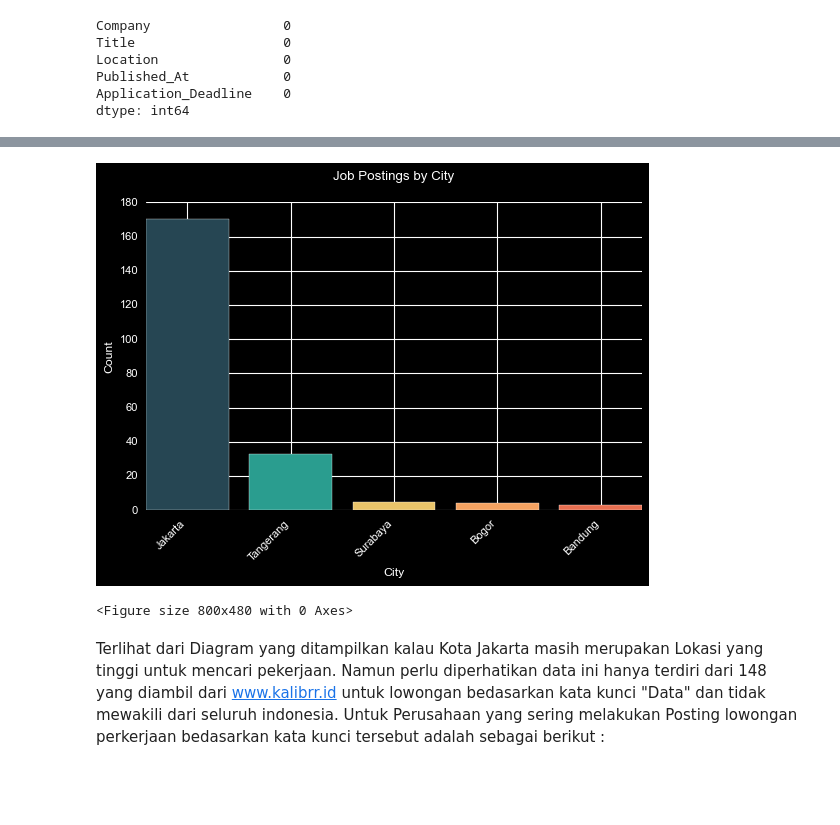
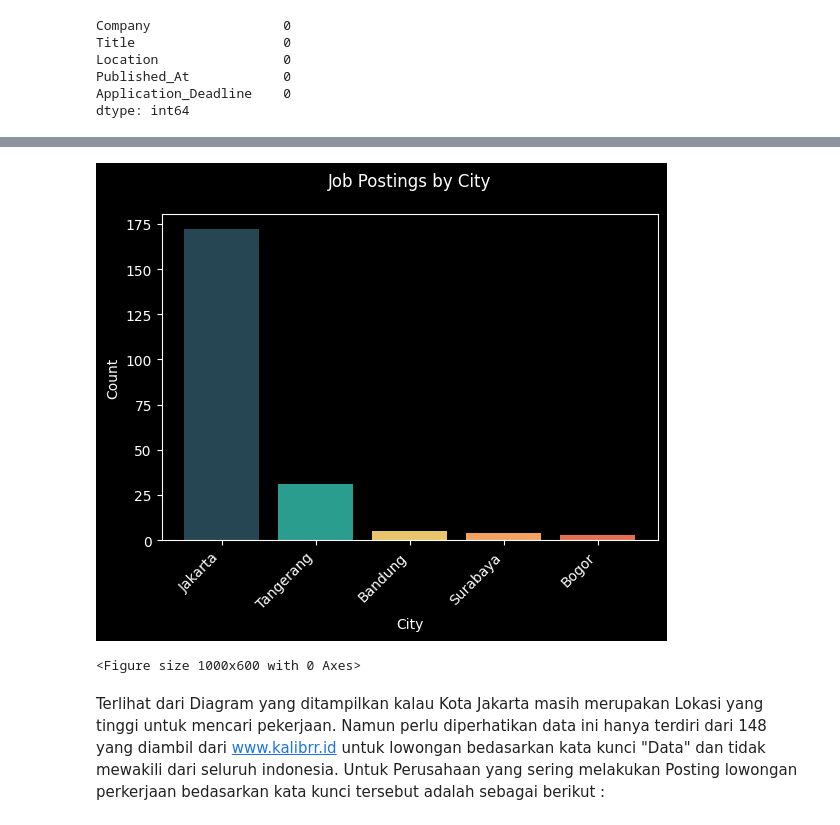
Before and after one commit to rusdipermana/webscrapping-id-kalibrr, a Jupyter notebook: webscrapping-id-kalibrr.ipynb, the cells around one changed output, grey strips where cells are left out. Drawn from its saved outputs; the diff is of its cells as text; code cells hidden in the pictures; blank space fills up the shorter version.

```diff
--- a/webscrapping-id-kalibrr.ipynb
+++ b/webscrapping-id-kalibrr.ipynb
@@ -230,43 +230,40 @@ Bekasi              1
 Name: count, dtype: int64
 # %%
-kota_ubah = df[df['Location'].str.contains('jakarta', case=False)]
+df_1 = df.copy()
 
-# Ubah nilai kolom 'Location' menjadi 'jakarta' jika nilainya terdapat pada kota_ubah
-replace_dict = {k: 'Jakarta' for k in kota_ubah['Location'].unique()}
-city_dict = df['Location'].replace(replace_dict)
+# Replace values in 'Location' column with 'Jakarta' if they match any value in 'kota_ubah' for Jakarta
+kota_ubah_jkt = df_1[df_1['Location'].str.contains('jakarta', case=False)]
+replace_dict_jkt = {k: 'Jakarta' for k in kota_ubah_jkt['Location'].unique()}
+df_1['Location'] = df_1['Location'].replace(replace_dict_jkt)
 
-city_dict = city_dict.sort_values(ascending=False).value_counts().head()
+# Replace values in 'Location' column with 'Tangerang' if they match any value in 'kota_ubah' for Tangerang
+kota_ubah_tgr = df_1[df_1['Location'].str.contains('tangerang', case=False)]
+replace_dict_tgr = {k: 'Tangerang' for k in kota_ubah_tgr['Location'].unique()}
+df_1['Location'] = df_1['Location'].replace(replace_dict_tgr)
 
+# Sort and count the values in the 'Location' column
+city_dict = df_1['Location'].sort_values(ascending=False).value_counts().head()
 
 # menyesuaikan margin pada sumbu x
 plt.subplots_adjust(bottom=0.2)
-
 # menambahkan jarak pada label sumbu x
 plt.xticks(rotation=45, ha='right')
-
-
 # membuat diagram batang
 colors = ['#264653', '#2a9d8f', '#e9c46a', '#f4a261', '#e76f51']
 plt.bar(city_dict.index, city_dict.values, color=colors)
-
 # menambahkan label sumbu x dan y
 plt.xlabel('City')
 plt.ylabel('Count')
-
-
 # menambahkan judul diagram
 plt.title('Job Postings by City', pad=20)
-
 #Merubah Backrground
-
 plt.style.use('dark_background')
 plt.figure(facecolor='grey',figsize=(10, 6))
-
 # menampilkan diagram
 plt.show()
 # %% [output]
-[figure, old version]
+[figure, new version]
-<Figure size 800x480 with 0 Axes>
+<Figure size 1000x600 with 0 Axes>
 # %% [markdown]
 Terlihat dari Diagram yang ditampilkan kalau Kota Jakarta masih merupakan Lokasi yang tinggi untuk mencari pekerjaan. Namun perlu diperhatikan data ini hanya terdiri dari 148 yang diambil dari www.kalibrr.id untuk lowongan bedasarkan kata kunci "Data" dan tidak mewakili dari seluruh indonesia. Untuk Perusahaan yang sering melakukan Posting lowongan perkerjaan bedasarkan kata kunci tersebut adalah sebagai berikut :
 # %%
```
Also changed, not shown: parts of 13 cells of this notebook, 3 other files.
